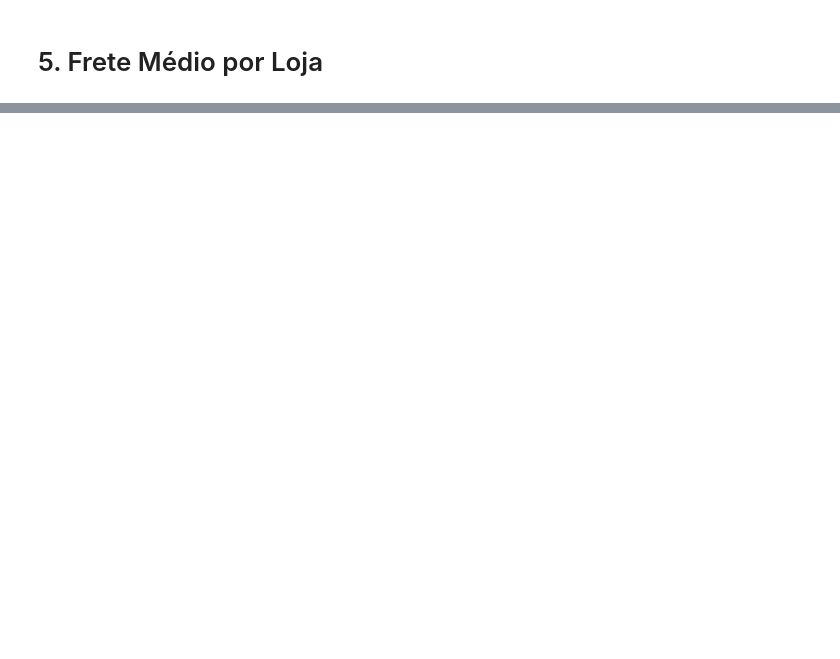
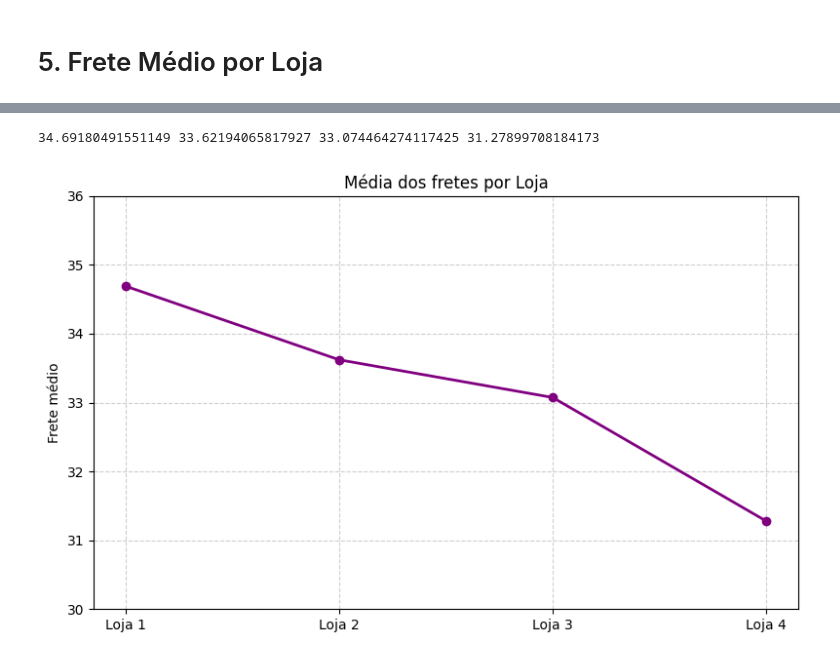
Before and after one commit to Felipej3ds/Challenge-Store, a Jupyter notebook: AluraStoreBr.ipynb, the cells around one changed output, grey strips where cells are left out. Drawn from its saved outputs; the diff is of its cells as text; code cells hidden in the pictures; blank space fills up the shorter version.

```diff
--- a/AluraStoreBr.ipynb
+++ b/AluraStoreBr.ipynb
@@ -105,0 +143,25 @@ print(media, media2, media3, media4)
+# %%
+import matplotlib.pyplot as plt
+import statistics
+
+lojas = ['Loja 1', 'Loja 2', 'Loja 3', 'Loja 4']
+
+media = statistics.mean(loja["Frete"])
+media2 = statistics.mean(loja2["Frete"])
+media3 = statistics.mean(loja3["Frete"])
+media4 = statistics.mean(loja4["Frete"])
+print(media, media2, media3, media4)
+
+frets = [media, media2, media3, media4]
+
+plt.figure(figsize=(8,5))
+plt.plot(lojas, frets, marker='o', color='purple', linewidth=2)
+plt.title('Média dos fretes por Loja')
+plt.ylabel('Frete médio')
+plt.ylim(30, 36)
+plt.grid(True, linestyle='--', alpha=0.6)
+plt.tight_layout()
+plt.show()
+# %% [output]
+34.69180491551149 33.62194065817927 33.074464274117425 31.27899708184173
+[figure, added]
```
Also changed, not shown: parts of 11 cells of this notebook.
